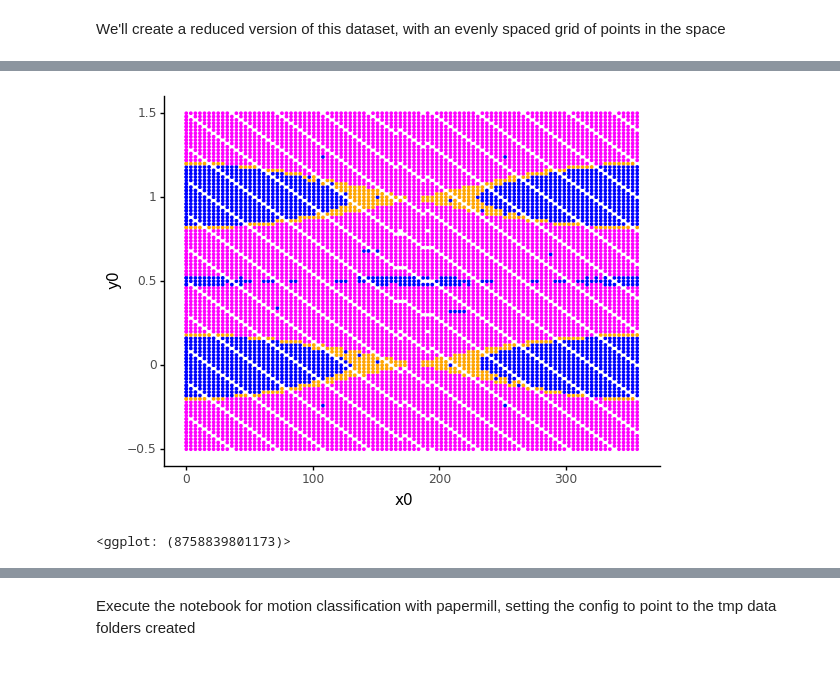
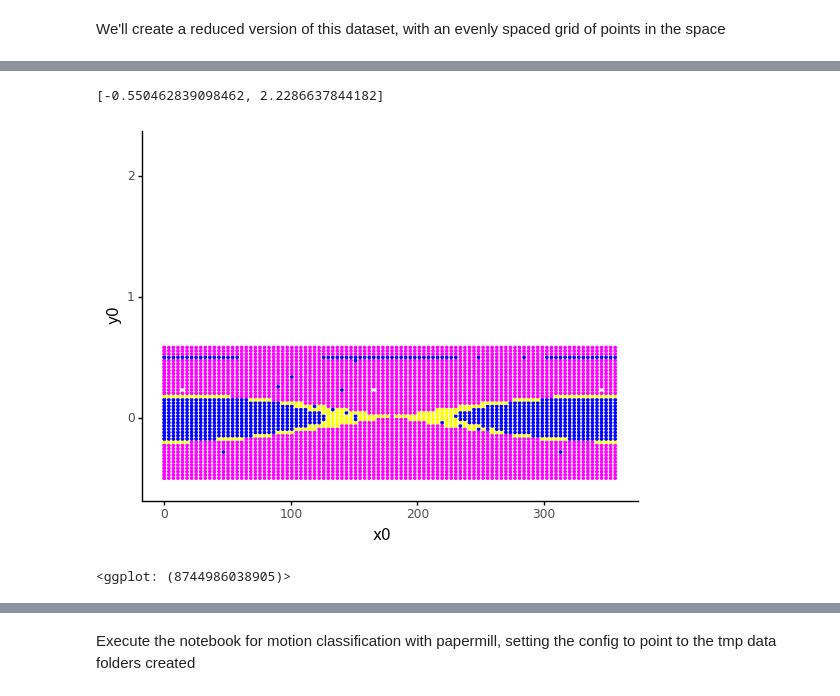
Before and after one commit to vrodriguezf/mlchaos, a Jupyter notebook: nbs_experiments/complete_cartography.ipynb, the cells around one changed output, grey strips where cells are left out. Saved outputs shown, nothing was run; the diff lists cells and outputs as text; code cells hidden in the pictures.

```diff
--- a/nbs_experiments/complete_cartography.ipynb
+++ b/nbs_experiments/complete_cartography.ipynb
@@ -57,3 +59,5 @@ TSDataChaos:
  Nb Channels:           2
  Sequence Length: 200
+# %%
+ylims = [data.x[:, 1].min(), data.x[:, 1].max()]
 # %%
@@ -64,6 +71,5 @@ show_labelled_ic_map(data.x, preds=data.y.astype(int), color_values=['orange', '
 # %% [markdown]
 We'll create a reduced version of this dataset, with an evenly spaced grid of points in the space
 # %%
-reduced_data = TSDataChaos.from_xy(x = data.x[::config.reduction_factor],
-                                   y = data.y[::config.reduction_factor],
-                                   index_col=data.index_col)
+train_data = data.reduce(cond=config.train_cond,
+                         reduction_factor=config.reduction_factor)
@@ -80,6 +76,11 @@ remaining_data = TSDataChaos.from_xy(
-# %%
-show_labelled_ic_map(remaining_data.x, remaining_data.y.astype(int),
-                     color_values=['orange', 'magenta', 'blue'])
-# %% [output]
-[figure, removed]
-<ggplot: (8758839801173)>
+# %%
+show_labelled_ic_map(train_data.x, train_data.y.astype(int),
+                     vocab=['chaotic', 'rotational', 'librational'],
+                     color_values=dict([('chaotic', 'yellow'),
+                                   ('rotational', 'magenta'),
+                                   ('librational', 'blue')]),
+                     ylim=ylims)
+# %% [output]
+[-0.550462839098462, 2.2286637844182]
+[figure, added]
+<ggplot: (8744986038905)>
```
Also changed, not shown: parts of 15 cells of this notebook, 5 other files.
